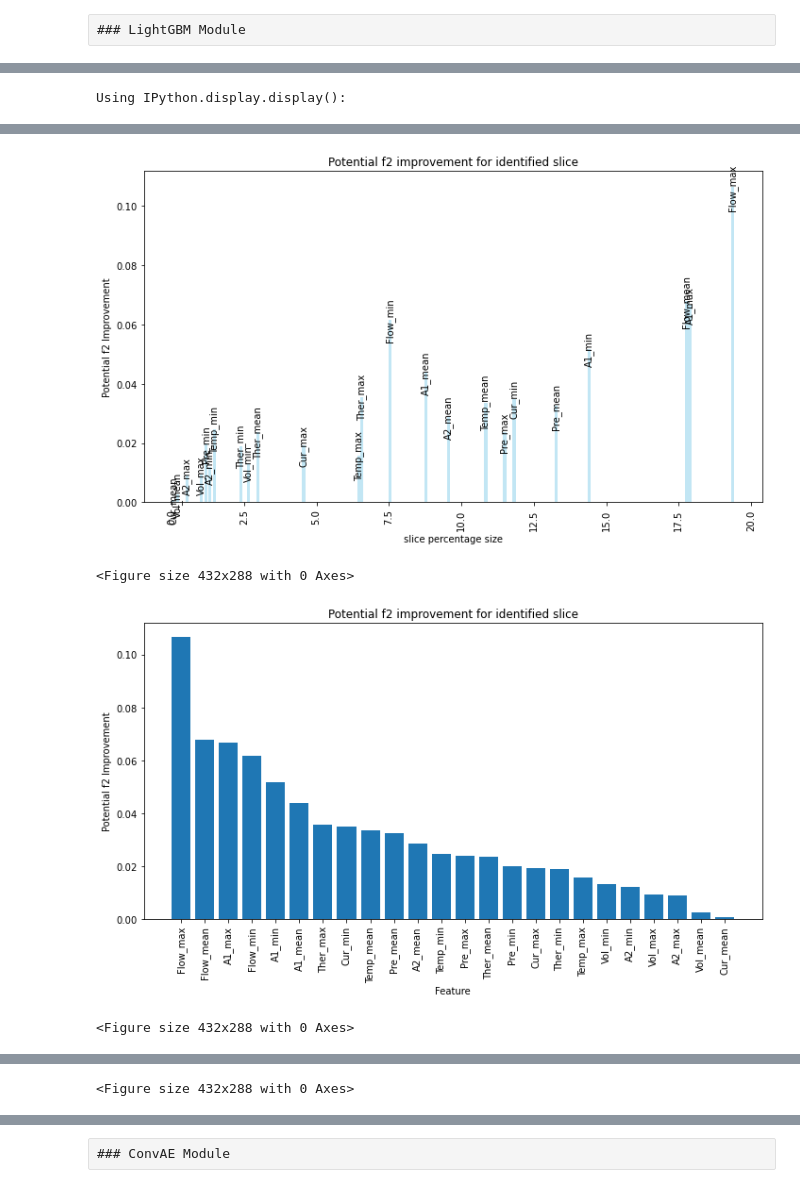
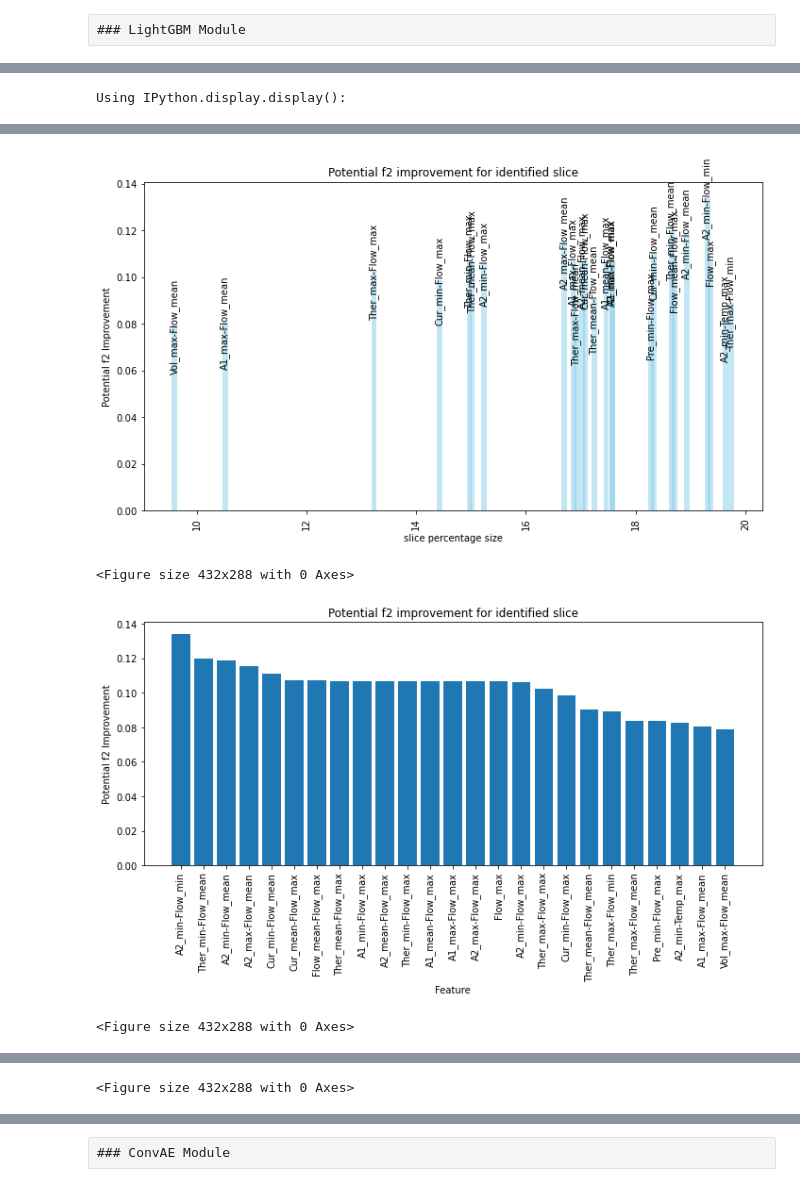
Before and after one commit to stavco9/mlops-final-project, a Jupyter notebook: main.ipynb, the cells around one changed output, grey strips where cells are left out. Cells and saved outputs as stored; diff of their text form; code cells hidden in the pictures.

```diff
--- a/main.ipynb
+++ b/main.ipynb
@@ -68,7 +66,7 @@ array([[1041,    0],
 # %%
 # Run freaAI decision tree
 
-df_fraeai_acc = F.main_func_max('LightGBM', lightgbm.test_x, test_pred, lightgbm.test_y, number_of_features=1, metric='accuracy')
+df_fraeai_acc = F.main_func('LightGBM', lightgbm.test_x, test_pred, lightgbm.test_y, number_of_features=2, metric='accuracy')
 df_fraeai_acc_to_mlflow = df_fraeai_acc.loc[:, ['f2','f2 imp','size','min val1','max val1','min val2','max val2']].reset_index()
 df_features = df_fraeai_acc.loc[:, 'features']
 # %% [output]
@@ -93,4 +91,4 @@ Using IPython.display.display():
-[figure, old version]
+[figure, new version]
 <Figure size 432x288 with 0 Axes>
-[figure, old version]
+[figure, new version]
 <Figure size 432x288 with 0 Axes>
```
Also changed, not shown: parts of 6 cells of this notebook, 10 other files.
